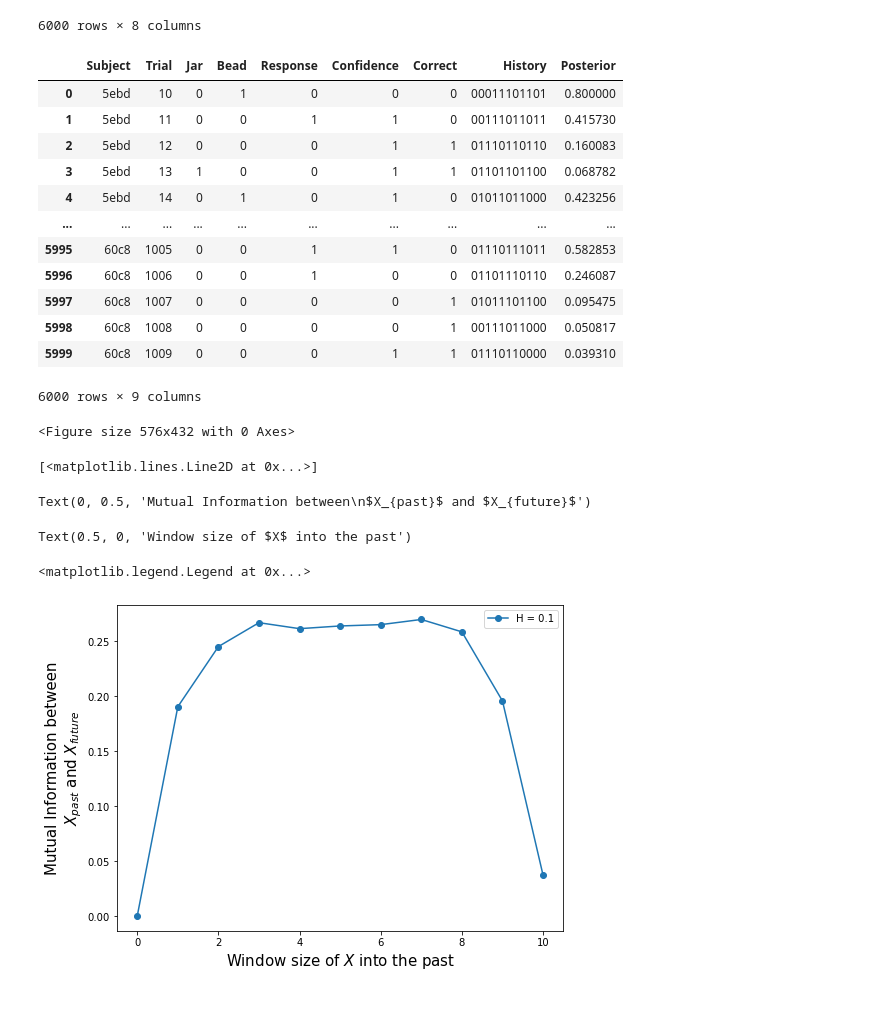
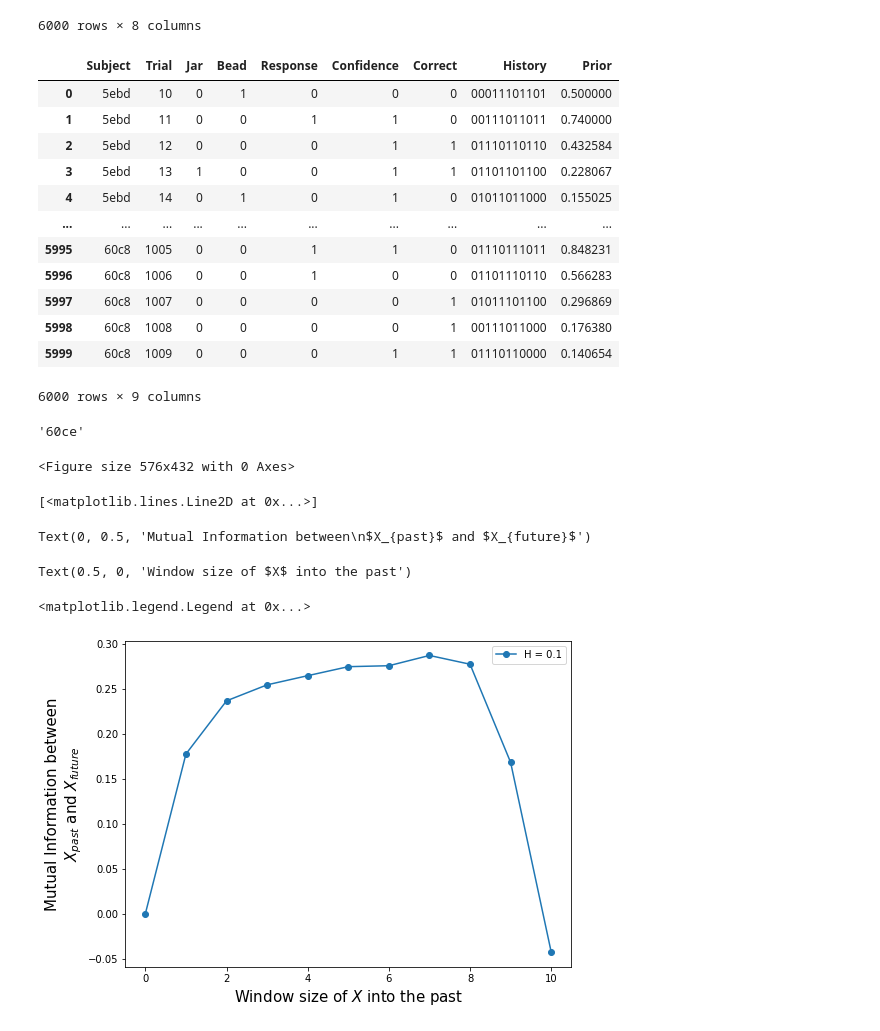
Before and after one commit to vickiew/InformationBottleneckConfidence, a Jupyter notebook: Urn-Confidence/Pilot/IBConfidenceSimulation.ipynb, the cells around one changed output. Saved outputs shown, nothing was run; the diff lists cells and outputs as text; code cells hidden in the pictures.

Commit message:
simulations; posterior/prior bug fix

```diff
--- a/Urn-Confidence/Pilot/IBConfidenceSimulation.ipynb
+++ b/Urn-Confidence/Pilot/IBConfidenceSimulation.ipynb
@@ -55,19 +56,20 @@ array(['5ebd', '5e9d', '5da7', '60ce', '5f52', '60c8'], dtype=object)
 for sub in D['Subject'].unique():
     subD = D[D['Subject'] == sub].reset_index()
     normative = sm.gen_sim_pred(sub,subD['Bead'],subD['Jar'],subD['Trial'],p = 0.8,h = 0.1)
-    D.loc[D['Subject'] == sub, 'Posterior'] = normative['Posterior'].values
+    D.loc[D['Subject'] == sub, 'Prior'] = normative['Prior'].values
+    #D.loc[D['Subject'] == sub, 'Posterior'] = normative['Posterior'].values
 D
 # %% [output]
-|  | Subject | Trial | Jar | Bead | Response | Confidence | Correct | History | Posterior |
-| 0 | 5ebd | 10 | 0 | 1 | 0 | 0 | 0 | 00011101101 | 0.800000 |
-| 1 | 5ebd | 11 | 0 | 0 | 1 | 1 | 0 | 00111011011 | 0.415730 |
-| 2 | 5ebd | 12 | 0 | 0 | 0 | 1 | 1 | 01110110110 | 0.160083 |
-| 3 | 5ebd | 13 | 1 | 0 | 0 | 1 | 1 | 01101101100 | 0.068782 |
-| 4 | 5ebd | 14 | 0 | 1 | 0 | 1 | 0 | 01011011000 | 0.423256 |
+|  | Subject | Trial | Jar | Bead | Response | Confidence | Correct | History | Prior |
+| 0 | 5ebd | 10 | 0 | 1 | 0 | 0 | 0 | 00011101101 | 0.500000 |
+| 1 | 5ebd | 11 | 0 | 0 | 1 | 1 | 0 | 00111011011 | 0.740000 |
+| 2 | 5ebd | 12 | 0 | 0 | 0 | 1 | 1 | 01110110110 | 0.432584 |
+| 3 | 5ebd | 13 | 1 | 0 | 0 | 1 | 1 | 01101101100 | 0.228067 |
+| 4 | 5ebd | 14 | 0 | 1 | 0 | 1 | 0 | 01011011000 | 0.155025 |
 | ... | ... | ... | ... | ... | ... | ... | ... | ... | ... |
-| 5995 | 60c8 | 1005 | 0 | 0 | 1 | 1 | 0 | 01110111011 | 0.582853 |
-| 5996 | 60c8 | 1006 | 0 | 0 | 1 | 0 | 0 | 01101110110 | 0.246087 |
-| 5997 | 60c8 | 1007 | 0 | 0 | 0 | 0 | 1 | 01011101100 | 0.095475 |
-| 5998 | 60c8 | 1008 | 0 | 0 | 0 | 0 | 1 | 00111011000 | 0.050817 |
-| 5999 | 60c8 | 1009 | 0 | 0 | 0 | 1 | 1 | 01110110000 | 0.039310 |
+| 5995 | 60c8 | 1005 | 0 | 0 | 1 | 1 | 0 | 01110111011 | 0.848231 |
+| 5996 | 60c8 | 1006 | 0 | 0 | 1 | 0 | 0 | 01101110110 | 0.566283 |
+| 5997 | 60c8 | 1007 | 0 | 0 | 0 | 0 | 1 | 01011101100 | 0.296869 |
+| 5998 | 60c8 | 1008 | 0 | 0 | 0 | 0 | 1 | 00111011000 | 0.176380 |
+| 5999 | 60c8 | 1009 | 0 | 0 | 0 | 1 | 1 | 01110110000 | 0.140654 |
 6000 rows × 9 columns
@@ -80,30 +76,41 @@ Ddict = {'orig': D, 'normative': D_n, 'normslop': D_s, 'random': D_r}
 # %%
-D_n['Confidence'] = D_n.groupby(['Subject'], group_keys=False).apply(lambda g: abs(0.5 - g.Posterior) > abs(0.5 - g.Posterior).median())*1
+D_n = D.copy()
+D_s = D.copy()
+D_r = D.copy()
+
+D_n['Confidence'] = D_n.groupby(['Subject'], group_keys=False).apply(lambda g: abs(0.5 - g.Prior) > abs(0.5 - g.Prior).median())*1
 D_s['Confidence'] = sm.add_noise(D_n['Confidence'],0.1)
-D_r['Confidence'] = sm.add_noise(D_n['Confidence'],1)
+D_r['Confidence'] = sm.add_noise(D_n['Confidence'],0.5)
+
+Ddict = {'orig': D, 'normative': D_n, 'normslop': D_s, 'random': D_r}
+Ddict = {'none': C_none, 'task': C_task, 'confid': C_confid, 'both': C_both}
+# %%
+D['Subject'].unique()[3]
+# %% [output]
+'60ce'
 # %%
 maxw = 10
 
-bound_seq = D[D['Subject'] == D['Subject'].unique()[2]].copy()
+bound_seq = D[D['Subject'] == D['Subject'].unique()[3]].copy()
 bound_seq['History'] = sm.get_previous_n_beads(maxw, bound_seq['Bead'])
 
 # Computed windowed predictive information in the low hazard rate
 window_mi = sm.get_windowed_mi(bound_seq['History'],
                               bound_seq['Jar'],maxw)
 
 # Plot predictive information as a function of window size
 plt.figure(1,(8,6))
 plt.plot(np.arange(maxw+1),window_mi,'-o',label='H = 0.1')
 plt.ylabel('Mutual Information between\n$X_{past}$ and $X_{future}$',size=15)
 plt.xlabel('Window size of $X$ into the past',size=15)
 plt.legend()
 # %% [output]
 <Figure size 576x432 with 0 Axes>
 [<matplotlib.lines.Line2D at 0x...>]
 Text(0, 0.5, 'Mutual Information between\n$X_{past}$ and $X_{future}$')
 Text(0.5, 0, 'Window size of $X$ into the past')
 <matplotlib.legend.Legend at 0x...>
-[figure, old version]
+[figure, new version]
 # %%
 ip_fullbound,if_fullbound,ip_1backbound,if_1backbound = sm.get_windowed_bound(bound_seq['History'],
                                                              bound_seq['Jar'],6)
```
Also changed, not shown: parts of 37 cells of this notebook, 4 other files.
